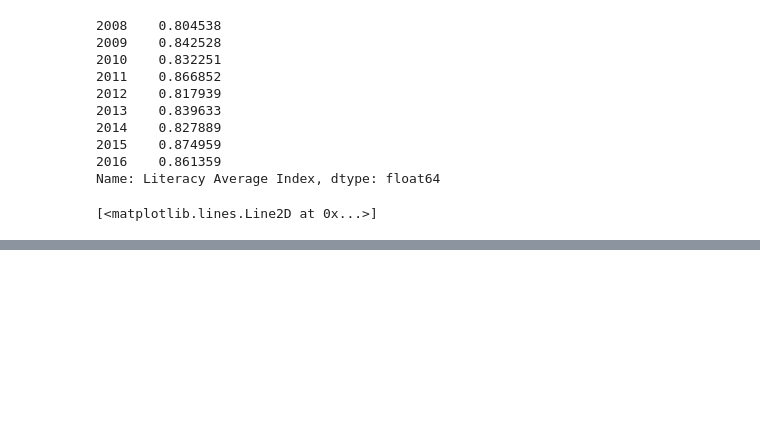
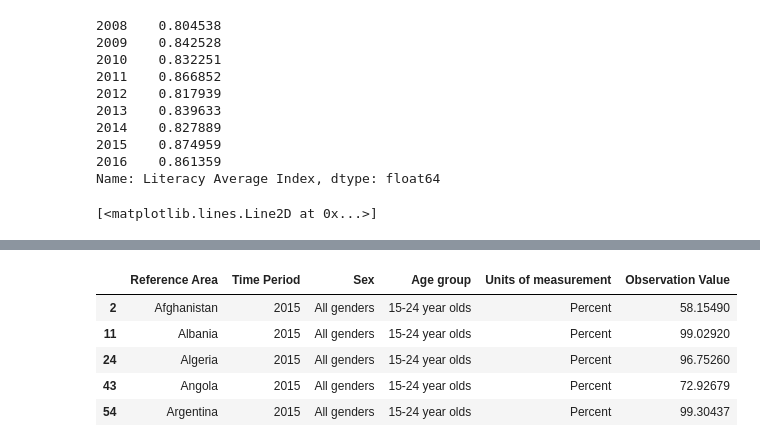
Before and after one commit to arpitjainds/Why-are-we-happy, a Jupyter notebook: Happiness.ipynb, the cells around one changed output, grey strips where cells are left out. Cells and saved outputs as stored; diff of their text form; code cells hidden in the pictures; blank space fills up the shorter version.

```diff
--- a/Happiness.ipynb
+++ b/Happiness.ipynb
@@ -224,0 +236,13 @@ plt.plot(years,literacyindex,'-o')
+# %%
+literacycountrywise2015 = literacycountrywise[literacycountrywise['Time Period']==2015]
+# %%
+literacycountrywise2015 = literacycountrywise2015[literacycountrywise2015['Sex']=='All genders']
+# %%
+literacycountrywise2015.head()
+# %% [output]
+|  | Reference Area | Time Period | Sex | Age group | Units of measurement | Observation Value |
+| 2 | Afghanistan | 2015 | All genders | 15-24 year olds | Percent | 58.15490 |
+| 11 | Albania | 2015 | All genders | 15-24 year olds | Percent | 99.02920 |
+| 24 | Algeria | 2015 | All genders | 15-24 year olds | Percent | 96.75260 |
+| 43 | Angola | 2015 | All genders | 15-24 year olds | Percent | 72.92679 |
+| 54 | Argentina | 2015 | All genders | 15-24 year olds | Percent | 99.30437 |
```
Also changed, not shown: parts of 29 cells of this notebook.
